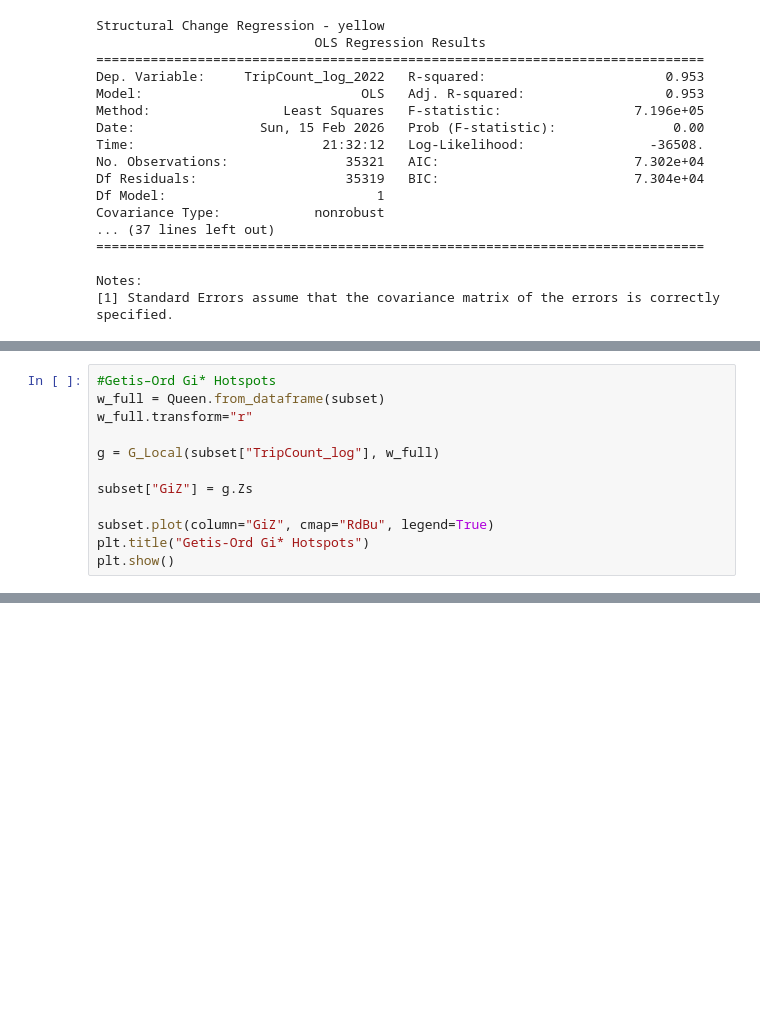
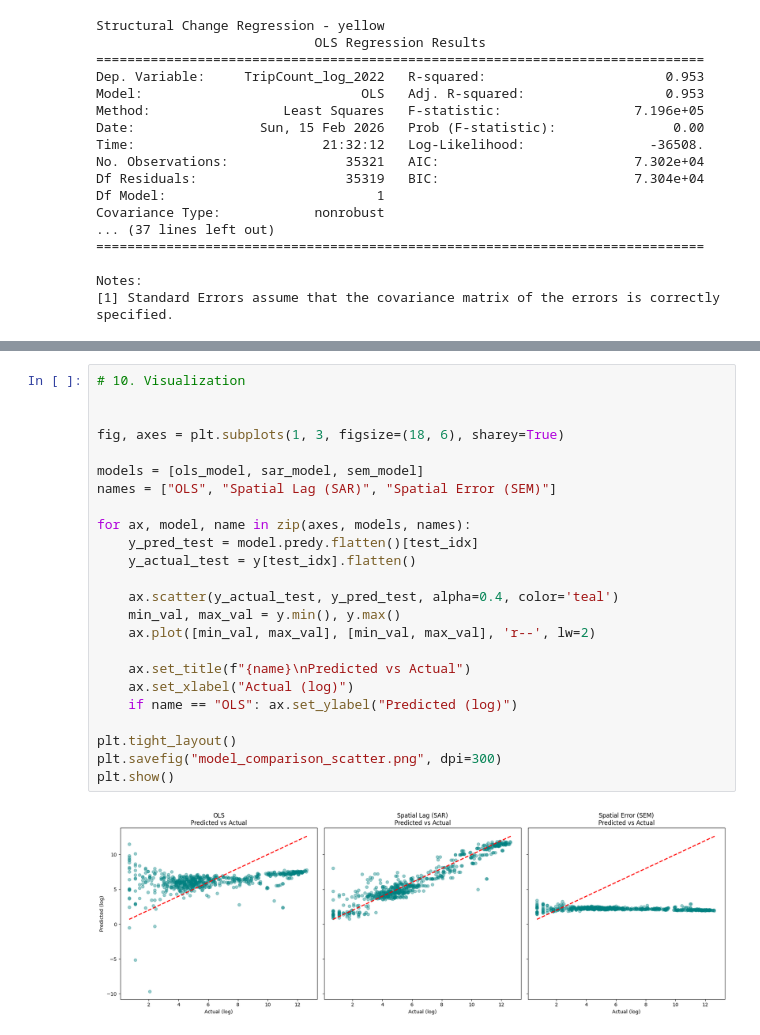
Before and after one commit to Divyareddy8/STDA-NYC-Taxi-Analysis, a Jupyter notebook: stda.ipynb, the cells around one changed output, grey strips where cells are left out. Saved outputs shown, nothing was run; the diff lists cells and outputs as text; blank space fills up the shorter version.

```diff
--- a/Task2_3.ipynb
+++ b/stda.ipynb
@@ -1169,12 +1246,0 @@ SEM RMSE: 4.671125353975495
-# %%
-#Getis–Ord Gi* Hotspots
-w_full = Queen.from_dataframe(subset)
-w_full.transform="r"
-
-g = G_Local(subset["TripCount_log"], w_full)
-
-subset["GiZ"] = g.Zs
-
-subset.plot(column="GiZ", cmap="RdBu", legend=True)
-plt.title("Getis-Ord Gi* Hotspots")
-plt.show()
@@ -1184,0 +1348,26 @@ plt.show()
+# %%
+# 10. Visualization
+
+
+fig, axes = plt.subplots(1, 3, figsize=(18, 6), sharey=True)
+
+models = [ols_model, sar_model, sem_model]
+names = ["OLS", "Spatial Lag (SAR)", "Spatial Error (SEM)"]
+
+for ax, model, name in zip(axes, models, names):
+    y_pred_test = model.predy.flatten()[test_idx]
+    y_actual_test = y[test_idx].flatten()
+
+    ax.scatter(y_actual_test, y_pred_test, alpha=0.4, color='teal')
+    min_val, max_val = y.min(), y.max()
+    ax.plot([min_val, max_val], [min_val, max_val], 'r--', lw=2)
+
+    ax.set_title(f"{name}\nPredicted vs Actual")
+    ax.set_xlabel("Actual (log)")
+    if name == "OLS": ax.set_ylabel("Predicted (log)")
+
+plt.tight_layout()
+plt.savefig("model_comparison_scatter.png", dpi=300)
+plt.show()
+# %% [output]
+[figure, added]
```
Also changed, not shown: parts of 26 cells of this notebook, 1 other file.
